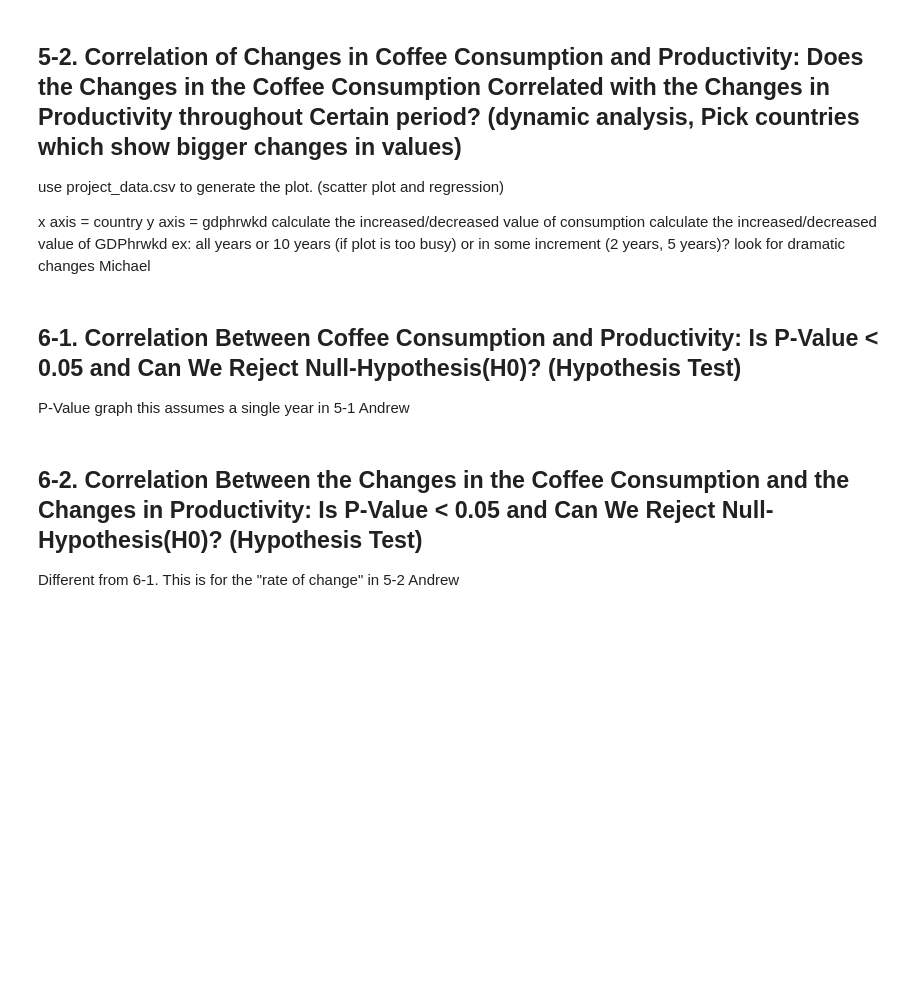
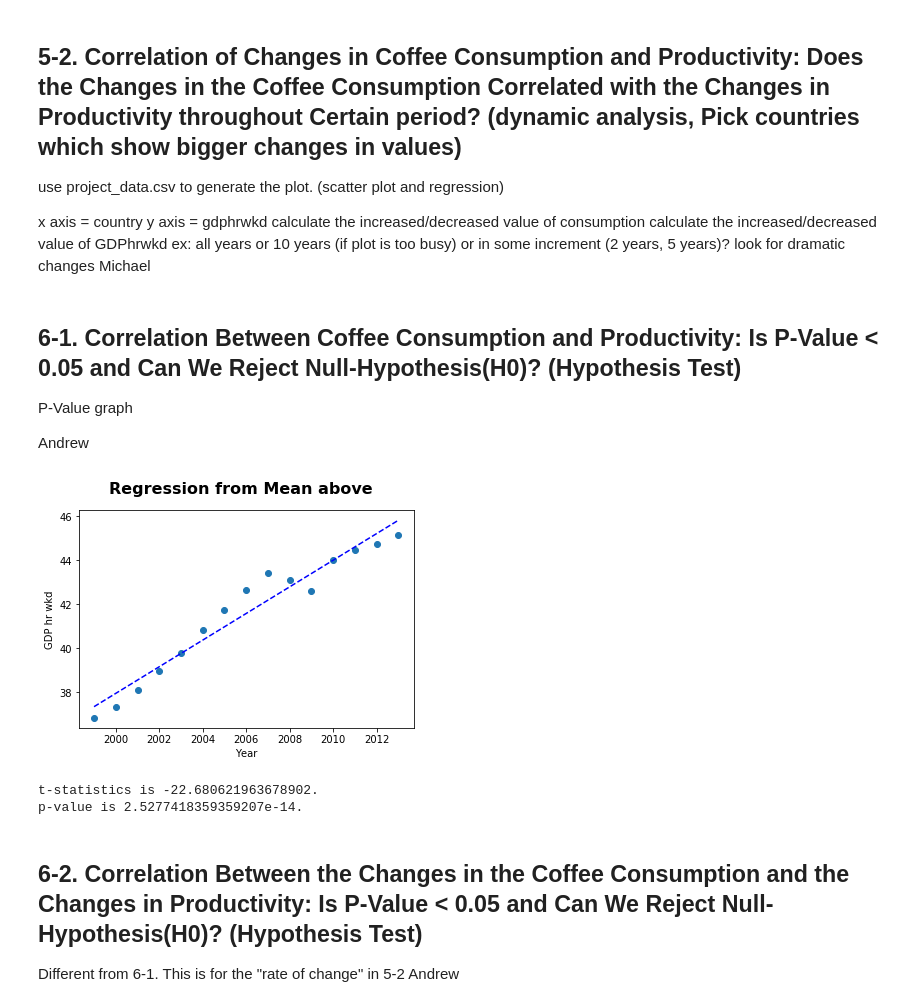
Before and after one commit to andrewboring/Confabulators_Project_1, a Jupyter notebook: project1_the-confabulators_starter.ipynb, the cells around one changed output. Cells and saved outputs as stored; diff of their text form; code cells hidden in the pictures; blank space fills up the shorter version.

```diff
--- a/project1_the-confabulators_starter.ipynb
+++ b/project1_the-confabulators_starter.ipynb
@@ -81,5 +133,28 @@ Michael
 # %% [markdown]
 ## 6-1. Correlation Between Coffee Consumption and Productivity: Is P-Value < 0.05 and Can We Reject Null-Hypothesis(H0)? (Hypothesis Test)
 P-Value graph
-this assumes a single year in 5-1
+
+
 Andrew
+# %%
+x_axis = coffee_df["Year"]
+plots = coffee_df["gdp_per_hour_worked"]
+(slope, intercept, _, _, _) = linregress(x_axis, plots)
+fit = slope * x_axis + intercept
+# %%
+fig, ax = plt.subplots()
+
+fig.suptitle("Regression from Mean above", fontsize=16, fontweight="bold")
+
+#ax.set_xlim(0, 1000)
+#ax.set_ylim(0, 10)
+
+ax.set_xlabel("Year")
+ax.set_ylabel("GDP hr wkd")
+
+ax.plot(x_axis, plots, linewidth=0, marker='o')
+ax.plot(x_axis, fit, 'b--')
+
+plt.show()
+# %% [output]
+[figure, added]
@@ -86,3 +164,10 @@ Andrew
+# %%
+(t_stat, p) = stats.ttest_ind(s1, s2, equal_var=False)
+print("t-statistics is {}.".format(t_stat))
+print("p-value is {}.".format(p))
+# %% [output]
+t-statistics is -22.680621963678902.
+p-value is 2.5277418359359207e-14.
 # %% [markdown]
 ## 6-2. Correlation Between the Changes in the Coffee Consumption and the Changes in Productivity: Is P-Value < 0.05 and Can We Reject Null-Hypothesis(H0)? (Hypothesis Test)
 
```
Also changed, not shown: parts of 12 cells of this notebook, 1 other file.
